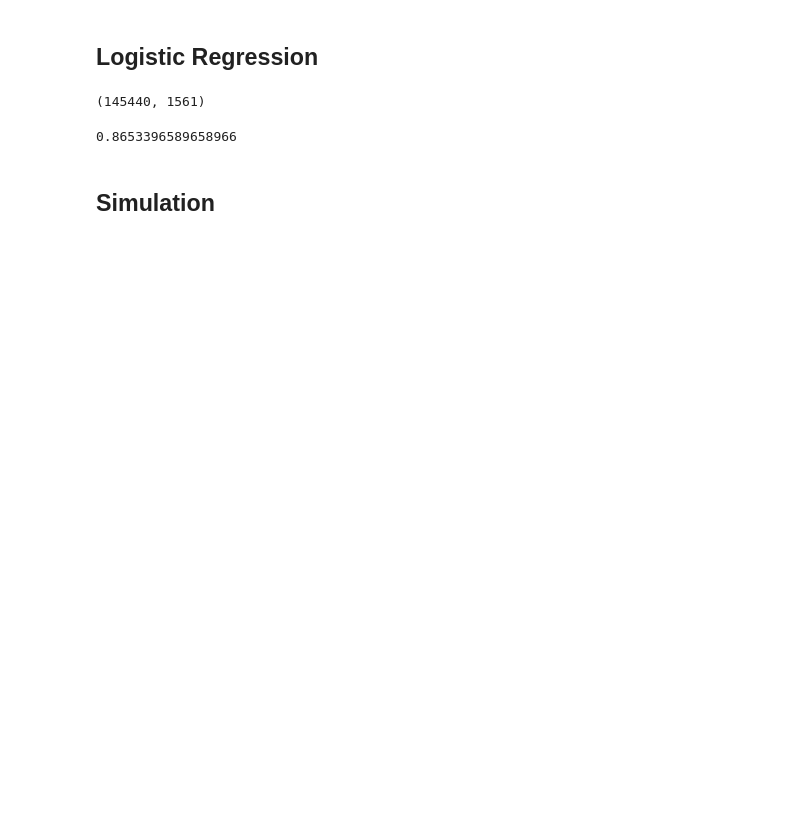
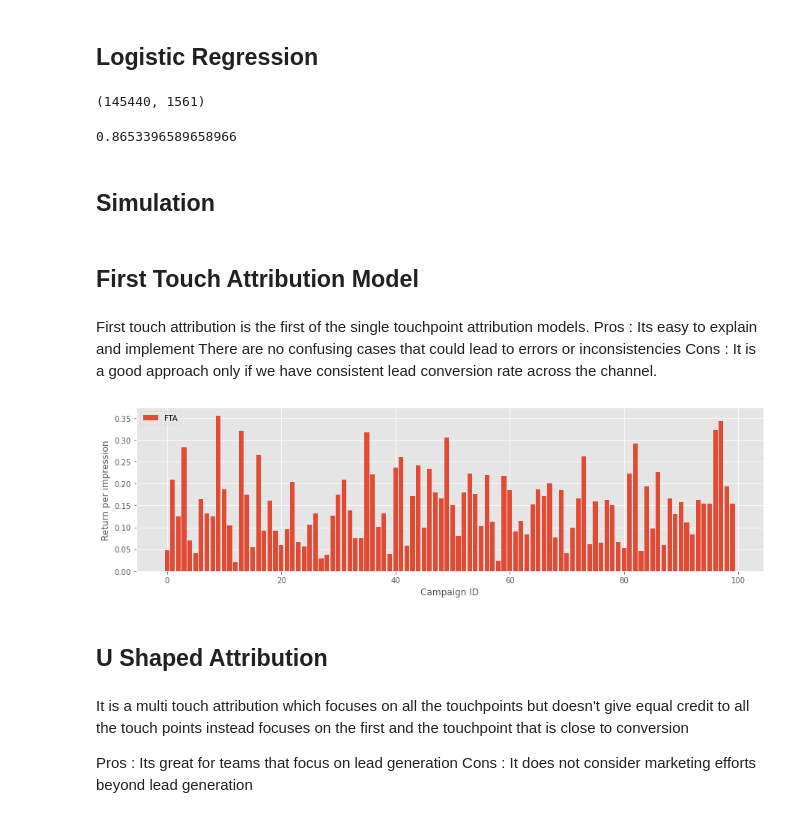
Before and after one commit to komkar123/INFO7374-Algorithmic_Digital_Marketing, a Jupyter notebook: Assignment 2/channel-attribution.ipynb, the cells around one changed output. Drawn from its saved outputs; the diff is of its cells as text; code cells hidden in the pictures; blank space fills up the shorter version.

```diff
--- a/Assignment 2/channel-attribution.ipynb
+++ b/Assignment 2/channel-attribution.ipynb
@@ -403,3 +389,48 @@ def simulate_budget_roi(df, budget_total, attribution, verbose=False):
 #     for j, attribution in enumerate(attributions):
 #         reward = simulate_budget_roi(df6, 10000, attribution**pitch)
 #         print('{} {} : {}'.format(pitch, j, reward))
+# %% [markdown]
+## First Touch Attribution Model
+# %% [markdown]
+First touch attribution is the first of the single touchpoint attribution models.
+Pros : Its easy to explain and implement
+       There are no confusing cases that could lead to errors or inconsistencies
+Cons : It is a good approach only if we have consistent lead conversion rate across the channel.
+# %%
+np.seterr(divide='ignore', invalid='ignore')
+def first_touch_attribution(df):
+
+    def count_by_campaign(df):
+        counters = np.zeros(n_campaigns)
+        for campaign_one_hot in df['campaigns'].values:
+            campaign_id = np.argmax(campaign_one_hot)
+            counters[campaign_id] = counters[campaign_id] + 1
+        return counters
+
+    campaign_impressions = count_by_campaign(df)
+
+    df_converted = df[df['conversion'] == 1]
+    idx = df_converted.groupby(['jid'])['timestamp_norm'].transform(min) == df_converted['timestamp_norm']
+    campaign_conversions = count_by_campaign(df_converted[idx])
+
+    return campaign_conversions / campaign_impressions
+
+fta = first_touch_attribution(df6)
+# %%
+campaign_idx = range(150, 250)
+fig = plt.figure(figsize=(15,4))
+ax = fig.add_subplot(111)
+plt.bar( range(len(fta[campaign_idx])), fta[campaign_idx], label='FTA' )
+plt.xlabel('Campaign ID')
+plt.ylabel('Return per impression')
+plt.legend(loc='upper left')
+plt.show()
+# %% [output]
+[figure, added]
+# %% [markdown]
+## U Shaped Attribution
+# %% [markdown]
+It is a multi touch attribution which focuses on all the touchpoints but doesn't give equal credit to all the touch points instead focuses on the first and the touchpoint that is close to conversion
+
+Pros : Its great for teams that focus on lead generation
+Cons : It does not consider marketing efforts beyond lead generation
```
Also changed, not shown: parts of 9 cells of this notebook.
